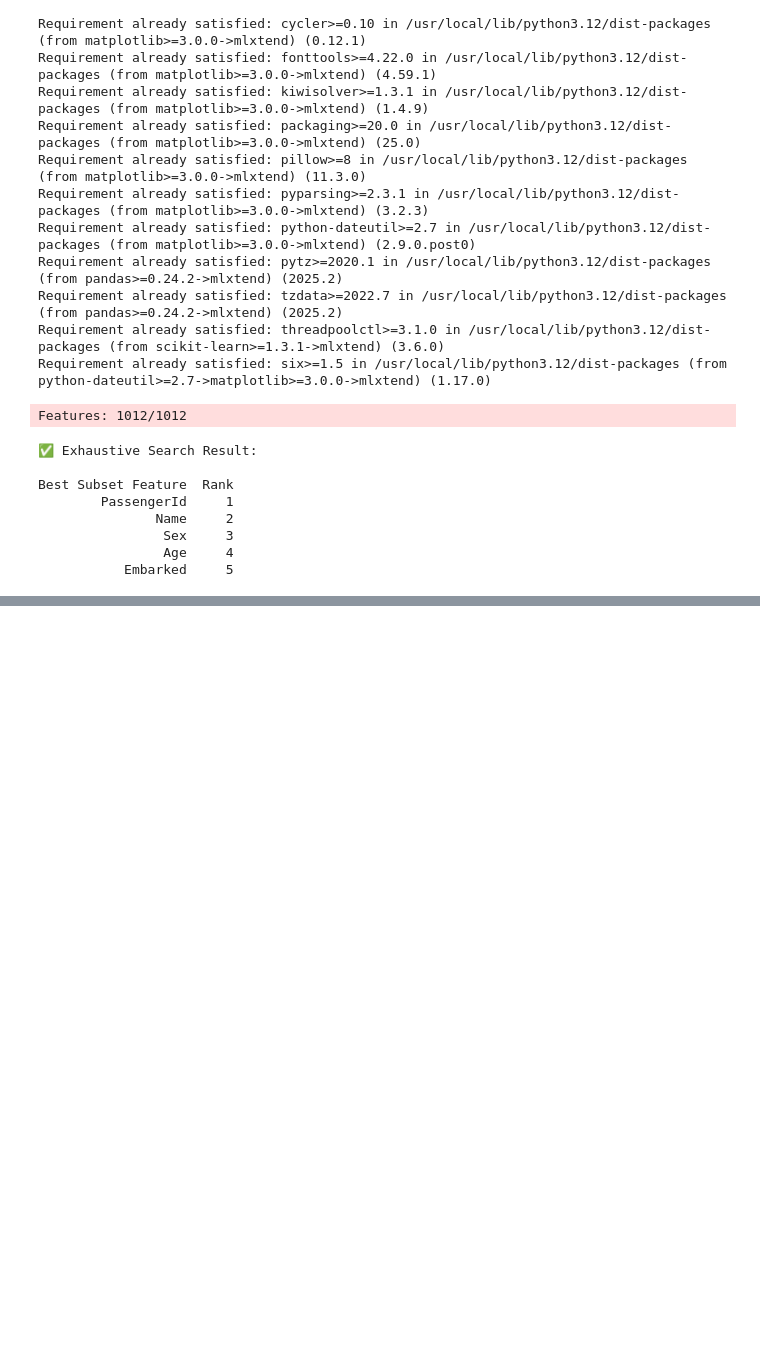
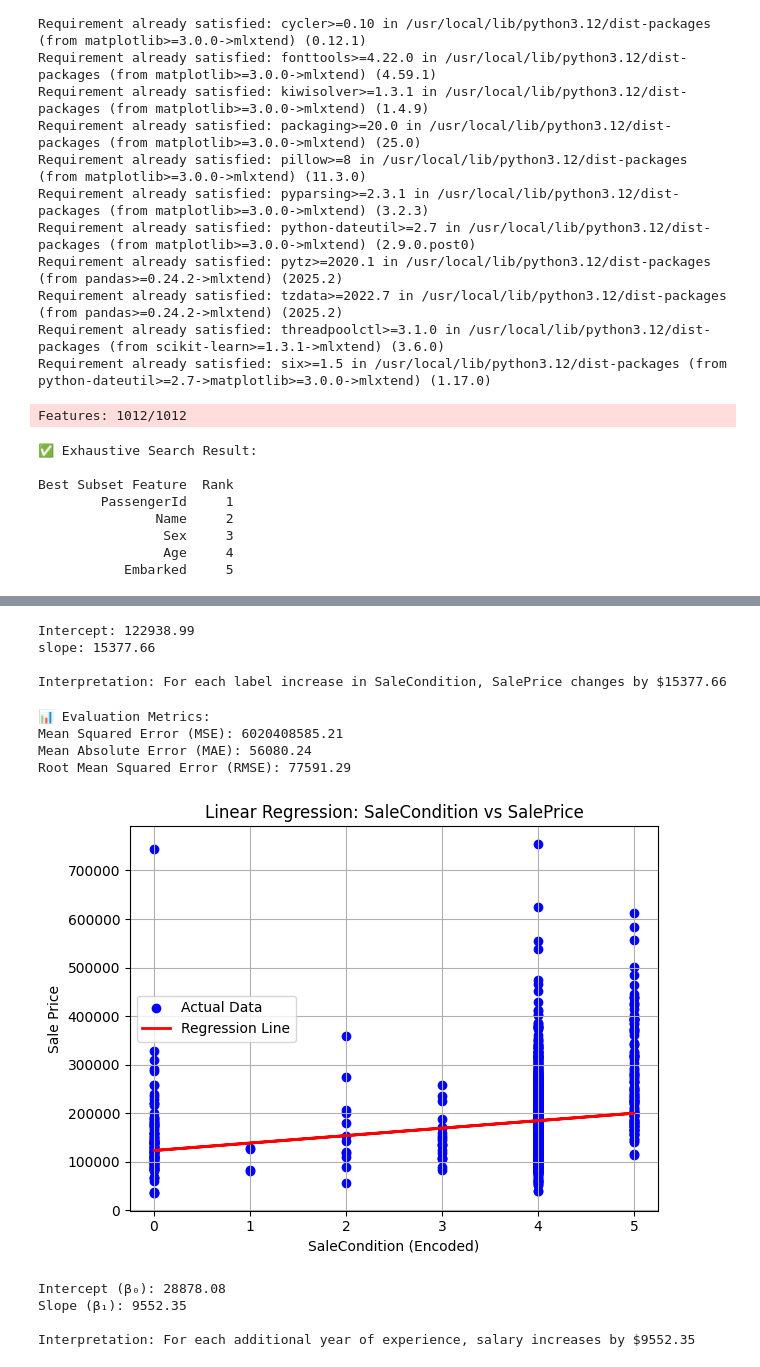
Before and after one commit to SHASHANK8412/IRIS, a Jupyter notebook: ML.ipynb, the cells around one changed output, grey strips where cells are left out. Saved outputs shown, nothing was run; the diff lists cells and outputs as text; code cells hidden in the pictures; blank space fills up the shorter version.

```diff
--- a/ML.ipynb
+++ b/ML.ipynb
@@ -694,0 +746,57 @@ Best Subset Feature  Rank
+# %%
+X = data[['SaleCondition']].values
+y = data['SalePrice'].values
+# %%
+#Train the model
+model=LinearRegression()
+model.fit(X,y)
+
+#get model parameters
+intercept=model.intercept_
+slope=model.coef_[0]
+
+print(f"Intercept: {intercept:.2f}")
+print(f"slope: {slope:.2f}")
+print(f"\nInterpretation: For each label increase in SaleCondition, SalePrice changes by ${slope:.2f}")
+# %% [output]
+Intercept: 122938.99
+slope: 15377.66
+
+Interpretation: For each label increase in SaleCondition, SalePrice changes by $15377.66
+# %%
+# Predict prices
+y_pred = model.predict(X)
+
+# Evaluation metrics
+mse = mean_squared_error(y, y_pred)
+mae = mean_absolute_error(y, y_pred)
+rmse = sqrt(mse)
+
+print(f"\n📊 Evaluation Metrics:")
+print(f"Mean Squared Error (MSE): {mse:.2f}")
+print(f"Mean Absolute Error (MAE): {mae:.2f}")
+print(f"Root Mean Squared Error (RMSE): {rmse:.2f}")
+# %% [output]
+📊 Evaluation Metrics:
+Mean Squared Error (MSE): 6020408585.21
+Mean Absolute Error (MAE): 56080.24
+Root Mean Squared Error (RMSE): 77591.29
+# %%
+import matplotlib.pyplot as plt
+
+# Scatter plot of data points
+plt.scatter(X, y, color='blue', label='Actual Data')
+
+# Regression line
+plt.plot(X, y_pred, color='red', linewidth=2, label='Regression Line')
+
+# Axis labels
+plt.xlabel('SaleCondition (Encoded)')
+plt.ylabel('Sale Price')
+plt.title('Linear Regression: SaleCondition vs SalePrice')
+plt.legend()
+plt.grid(True)
+plt.tight_layout()
+plt.show()
+# %% [output]
+[figure, added]
@@ -694,0 +809,16 @@ Best Subset Feature  Rank
+# %%
+model = LinearRegression()
+model.fit(X_int, y)
+
+# Get parameters
+intercept = model.intercept_[0]  # Access the scalar value
+slope = model.coef_[0][0]  # Access the scalar value
+
+print(f"Intercept (β₀): {intercept:.2f}")
+print(f"Slope (β₁): {slope:.2f}")
+print(f"\nInterpretation: For each additional year of experience, salary increases by ${slope:.2f}")
+# %% [output]
+Intercept (β₀): 28878.08
+Slope (β₁): 9552.35
+
+Interpretation: For each additional year of experience, salary increases by $9552.35
```
Also changed, not shown: parts of 54 cells of this notebook.
